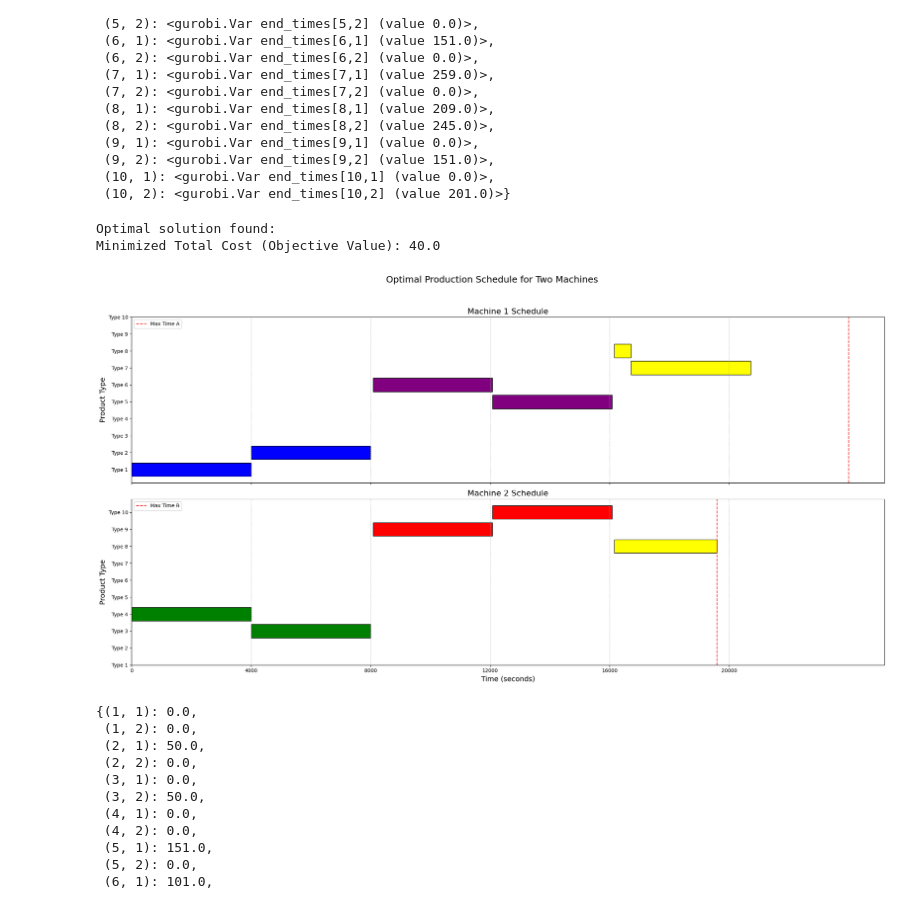
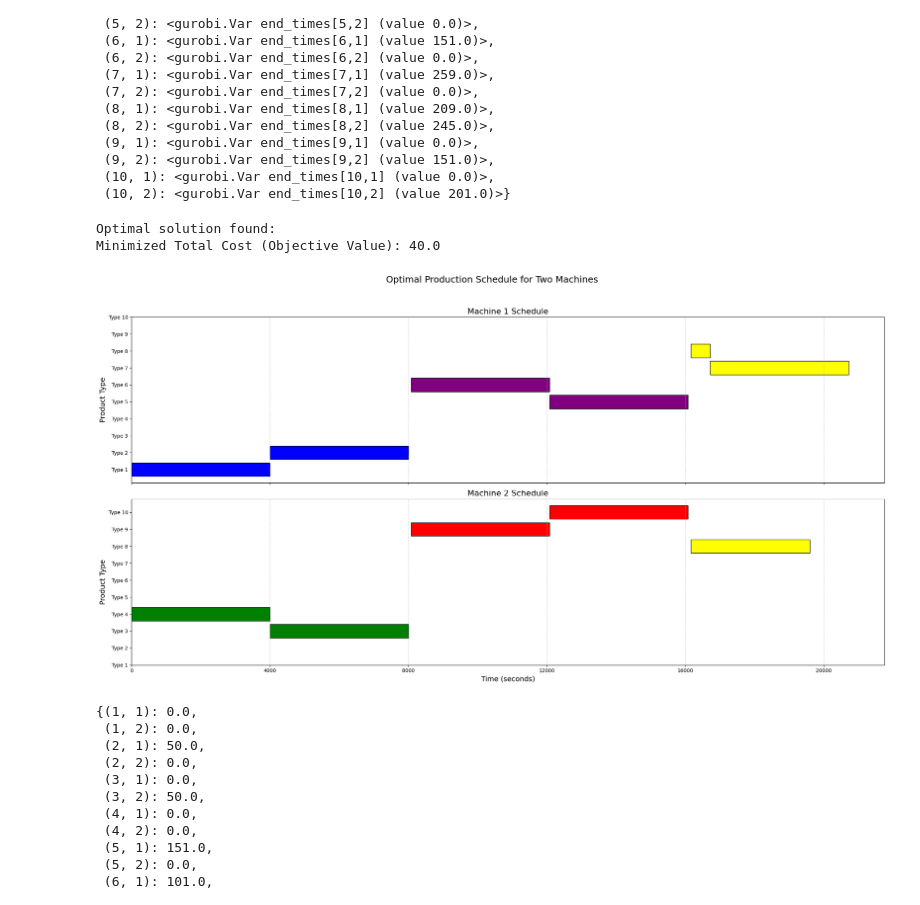
Before and after one commit to emrekuruu/Production_Planning, a Jupyter notebook: demo.ipynb, the cells around one changed output. Cells and saved outputs as stored; diff of their text form; code cells hidden in the pictures.

Commit message:
Revert "feat: add a red line to show the max_time, show why the split was necessary"
This reverts commit 1ab1d2b1e2e7de7761459f66d351e448fa6cdc5f.

```diff
--- a/demo.ipynb
+++ b/demo.ipynb
@@ -391,11 +391,6 @@ if model.status == GRB.OPTIMAL:
         'Orange': 'orange',
         'Pink': 'pink',
     }
-
-
-    # Set maximum times scaled for plotting
-    max_time_A = max_time_machine_A * 80
-    max_time_B = max_time_machine_B * 80
 
     # Iterate through each machine and process parts in a sorted order
     for m in machines:
@@ -432,42 +427,34 @@ if model.status == GRB.OPTIMAL:
                     break  # Move to the next part after handling this break
                 elif shifted_start >= break_end:
                     # Entire block is after the break; apply shift
                     shifted_start += shift_amount
                     shifted_end += shift_amount
 
             # Plot the adjusted (shifted) part
             ax.barh(p, shifted_end - shifted_start, left=shifted_start, color=part_color, edgecolor='black')
 
-        if m == 1:
-            ax.axvline(x=max_time_A, color='red', linestyle='--', alpha=0.8, linewidth=1.5, label="Max Time A")
-            ax.legend(loc='upper left')
-        elif m == 2:
-            ax.axvline(x=max_time_B, color='red', linestyle='--', alpha=0.8, linewidth=1.5, label="Max Time B")
-            ax.legend(loc='upper left')
-
         # Customize each subplot
         ax.set_title(f"Machine {m} Schedule", fontsize=16)
         ax.set_ylabel("Product Type", fontsize=14)
         ax.set_yticks(range(1, num_parts + 1))
         ax.set_yticklabels([f'Type {i}' for i in range(1, num_parts + 1)])
         ax.grid(axis='x', linestyle='--', alpha=0.7)
-
 
     # Set common labels
     plt.xlabel("Time (seconds)", fontsize=14)
     plt.xticks(np.arange(0, (max(end_times_values.values()) + 1) * 80, 80 * max(demand.values())))  # Adjust x-tick intervals for seconds
 
     fig.suptitle("Optimal Production Schedule for Two Machines", fontsize=18)
     plt.tight_layout(rect=[0, 0.03, 1, 0.95])  # Adjust layout for title space
 
     # Save the plot as an image file
     plt.savefig("optimal_production_schedule.png")
 else:
     print("No optimal solution found.")
 # %% [output]
 Optimal solution found:
 Minimized Total Cost (Objective Value): 40.0
-[figure, old version]
+[figure, new version]
 # %%
 start_times_values
 # %% [output]
```
Also changed, not shown: 1 other file.
